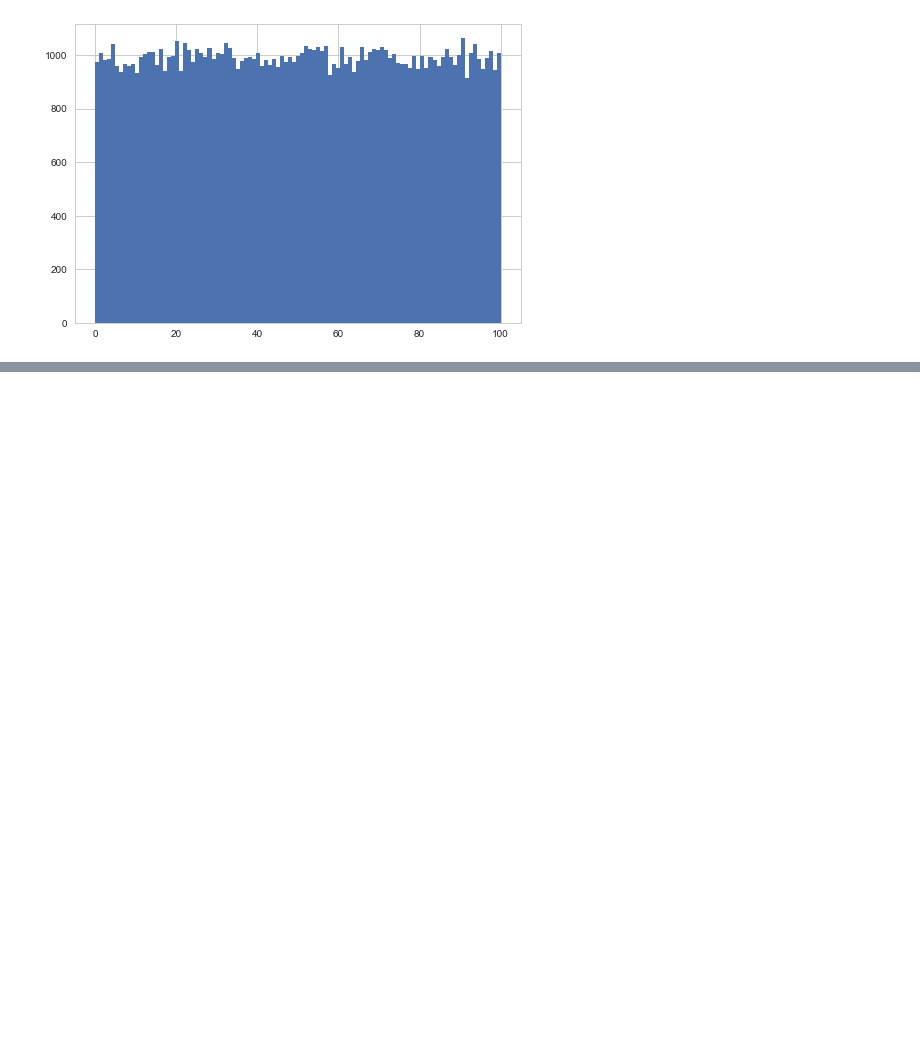
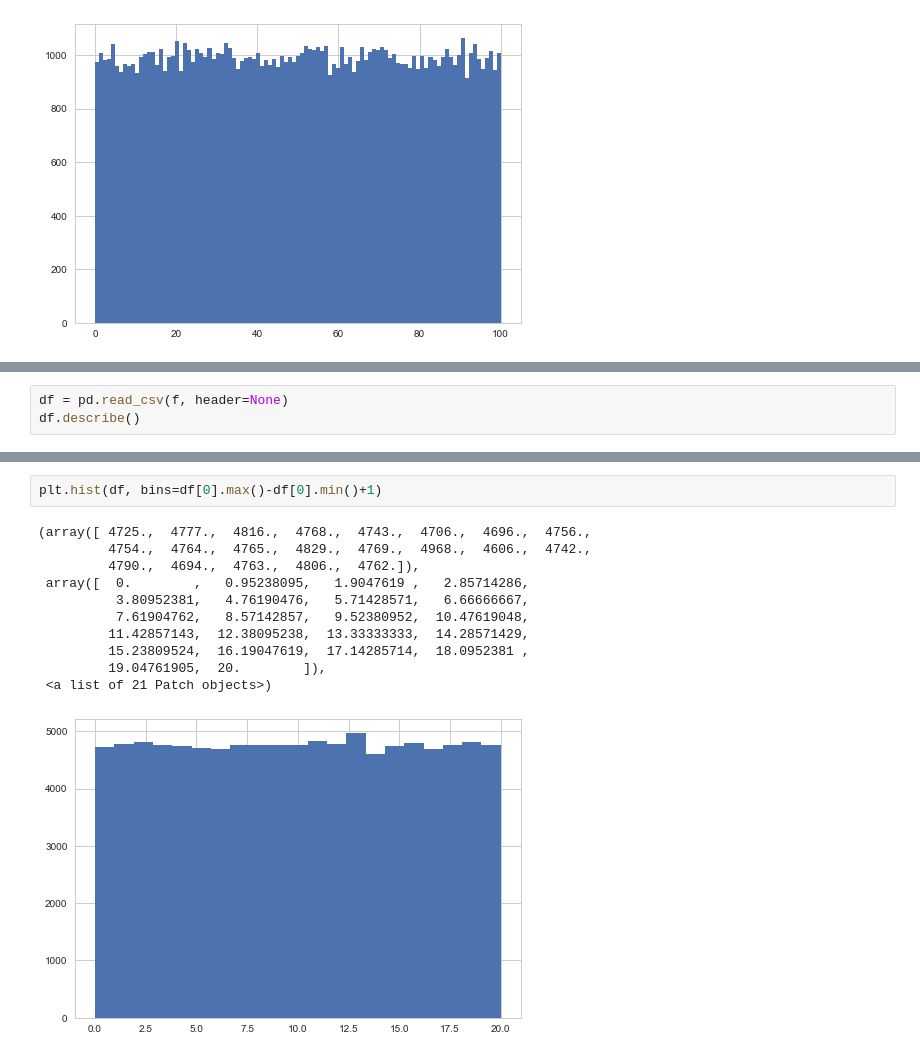
Before and after one commit to haematologic/clindev-algorithms, a Jupyter notebook: notebooks/02_random.ipynb, the cells around one changed output, grey strips where cells are left out. Cells and saved outputs as stored; diff of their text form; blank space fills up the shorter version.

```diff
--- a/notebooks/02_random.ipynb
+++ b/notebooks/02_random.ipynb
@@ -82,0 +103,3 @@ plt.hist(df, bins=df[0].max()-df[0].min()+1)
+# %%
+df = pd.read_csv(f, header=None)
+df.describe()
@@ -82,0 +116,14 @@ plt.hist(df, bins=df[0].max()-df[0].min()+1)
+# %%
+plt.hist(df, bins=df[0].max()-df[0].min()+1)
+# %% [output]
+(array([ 4725.,  4777.,  4816.,  4768.,  4743.,  4706.,  4696.,  4756.,
+         4754.,  4764.,  4765.,  4829.,  4769.,  4968.,  4606.,  4742.,
+         4790.,  4694.,  4763.,  4806.,  4762.]),
+ array([  0.        ,   0.95238095,   1.9047619 ,   2.85714286,
+          3.80952381,   4.76190476,   5.71428571,   6.66666667,
+          7.61904762,   8.57142857,   9.52380952,  10.47619048,
+         11.42857143,  12.38095238,  13.33333333,  14.28571429,
+         15.23809524,  16.19047619,  17.14285714,  18.0952381 ,
+         19.04761905,  20.        ]),
+ <a list of 21 Patch objects>)
+[figure, added]
```
Also changed, not shown: parts of 7 cells of this notebook.
